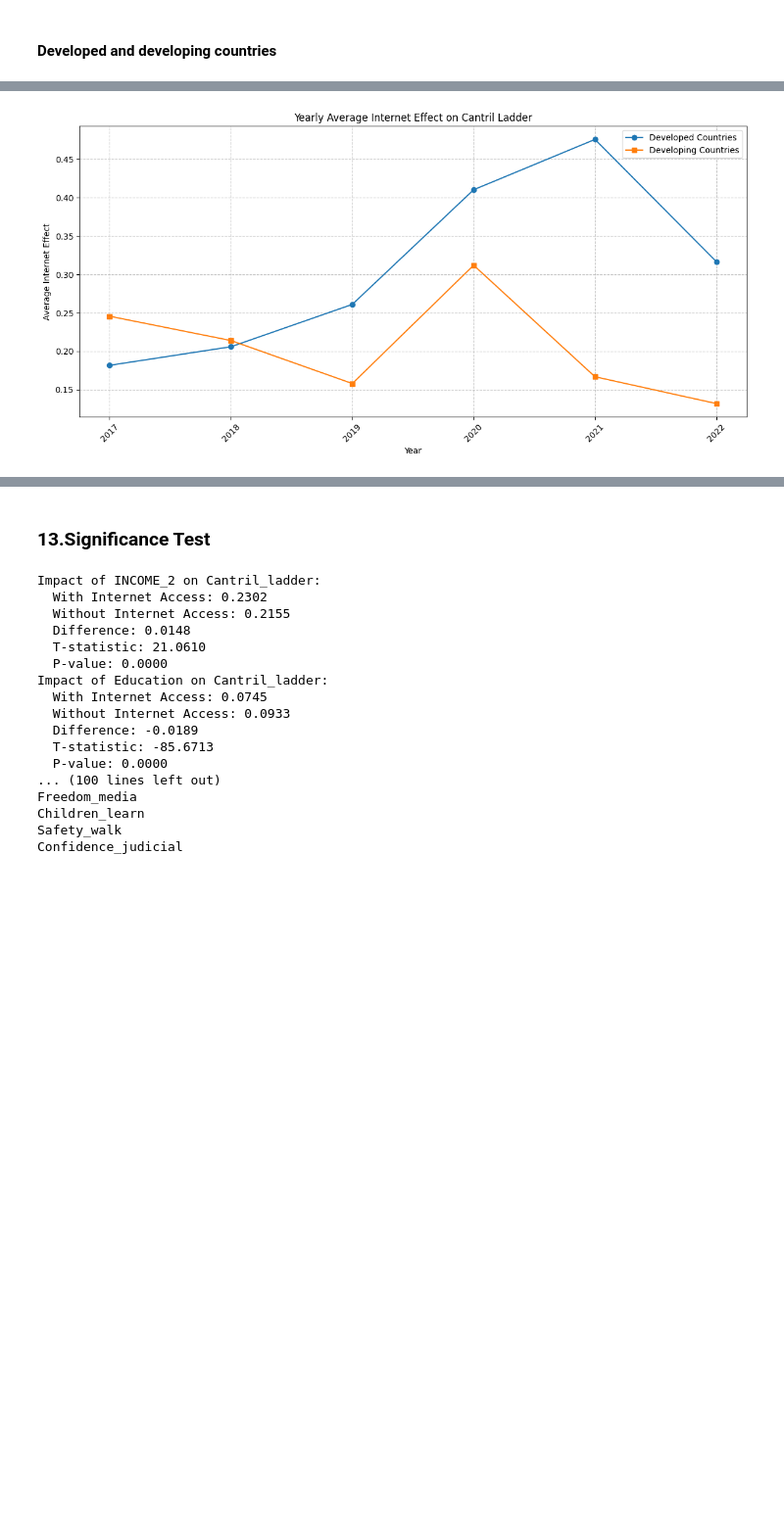
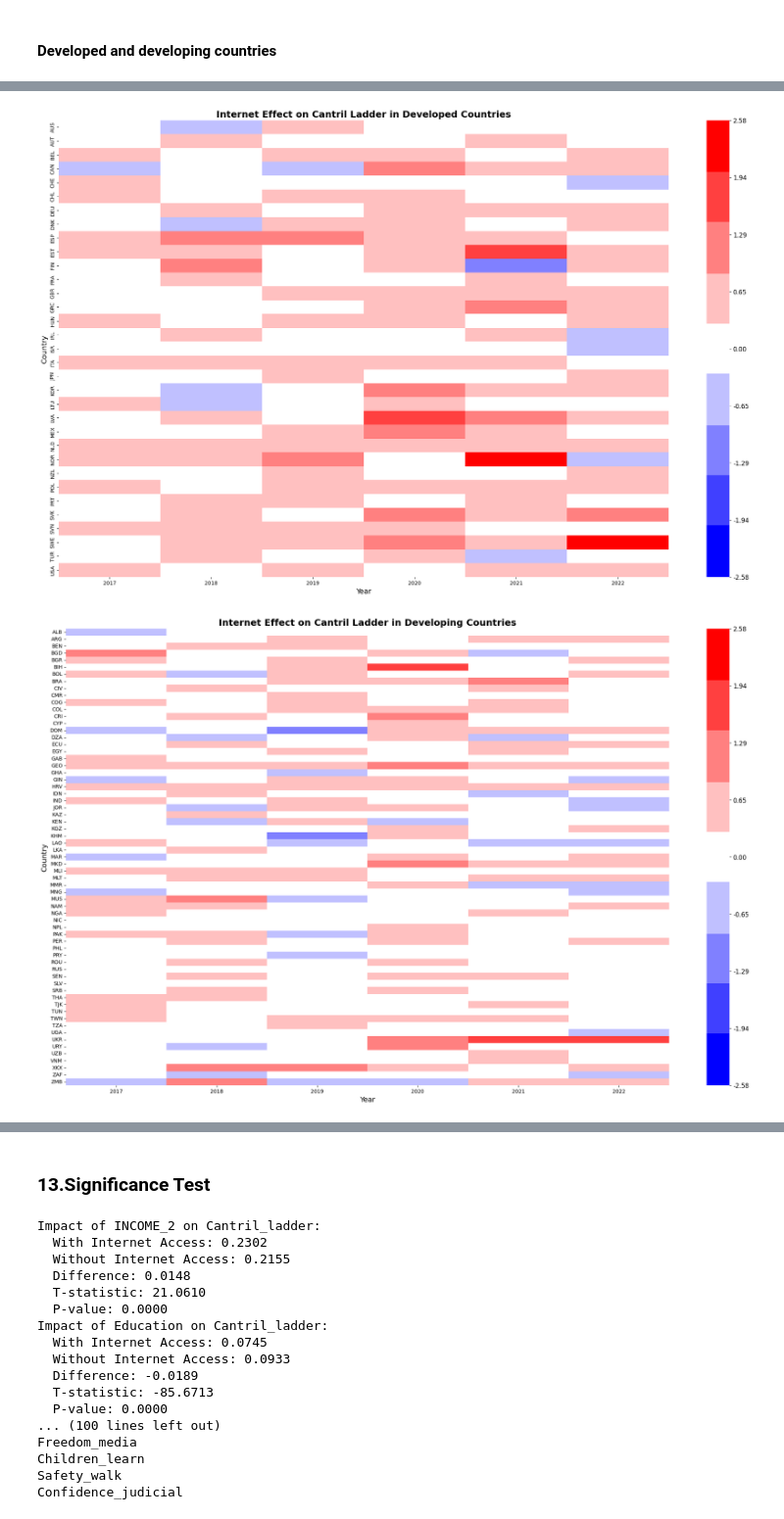
Before and after one commit to MichaelChaoLi-cpu/GallupWellBeingResearch, a Jupyter notebook: Code/ZH_AN_InternetUseDifferencePSMXgbShap_v1.ipynb, the cells around one changed output, grey strips where cells are left out. Shown at 98% size. Drawn from its saved outputs; the diff is of its cells as text; code cells hidden in the pictures; blank space fills up the shorter version.

```diff
--- a/Code/ZH_AN_InternetUseDifferencePSMXgbShap_v1.ipynb
+++ b/Code/ZH_AN_InternetUseDifferencePSMXgbShap_v1.ipynb
@@ -1059,24 +1092,53 @@ plt.show()
-# %%
-# 计算每年的平均影响
-yearly_effect_developed = developed_data.groupby('year')['internet_effect'].mean()
-yearly_effect_developing = developing_data.groupby('year')['internet_effect'].mean()
-
-# 创建折线图
-plt.figure(figsize=(12, 6))
-plt.plot(yearly_effect_developed.index, yearly_effect_developed.values, label='Developed Countries', marker='o')
-plt.plot(yearly_effect_developing.index, yearly_effect_developing.values, label='Developing Countries', marker='s')
-
-plt.title('Yearly Average Internet Effect on Cantril Ladder')
-plt.xlabel('Year')
-plt.ylabel('Average Internet Effect')
-plt.legend()
-plt.grid(True, linestyle='--', alpha=0.7)
-
-# 设置x轴刻度为每年
-plt.xticks(yearly_effect_developed.index)
-plt.xticks(rotation=45)
-
-plt.tight_layout()
-plt.show()
-# %% [output]
-[figure, removed]
+# %%
+# 定义发达国家列表
+developed_countries = ['AUS', 'AUT', 'BEL', 'CAN', 'CHL', 'CZE', 'DNK', 'EST', 'FIN', 'FRA', 'DEU', 'GRC', 'HUN', 'ISL', 'IRL', 'ISR', 'ITA', 'JPN', 'KOR', 'LVA', 'LTU', 'LUX', 'MEX', 'NLD', 'NZL', 'NOR', 'POL', 'PRT', 'SVK', 'SVN', 'ESP', 'SWE', 'CHE', 'TUR', 'GBR', 'USA']
+
+# 添加 'year' 列并分离发达国家和发展中国家的数据
+new_results['year'] = new_results['wave'] + 2005
+developed_data = new_results[new_results['country'].isin(developed_countries)]
+developing_data = new_results[~new_results['country'].isin(developed_countries)]
+
+# 计算整体的颜色范围
+vmin = new_results['internet_effect'].min()
+vmax = new_results['internet_effect'].max()
+abs_max = max(abs(vmin), abs(vmax))
+vmin, vmax = -abs_max, abs_max
+
+# 创建自定义的高对比度颜色映射
+colors = ['#0000FF', '#4040FF', '#8080FF', '#C0C0FF', 'white', '#FFC0C0', '#FF8080', '#FF4040', '#FF0000']
+n_bins = len(colors)
+cmap = LinearSegmentedColormap.from_list('custom', colors, N=n_bins)
+
+# 创建热图的函数
+def create_heatmap(data, title):
+    plt.figure(figsize=(22, 14))
+    heatmap_data = data.pivot(index='country', columns='year', values='internet_effect')
+
+    sns.heatmap(heatmap_data,
+                cmap=cmap,
+                center=0,
+                vmin=vmin,
+                vmax=vmax,
+                annot=False,
+                cbar_kws={'ticks': np.linspace(vmin, vmax, 9)})
+
+    plt.title(title, fontsize=18, fontweight='bold')
+    plt.xlabel('Year', fontsize=14)
+    plt.ylabel('Country', fontsize=14)
+
+    # 调整颜色条的标签
+    cbar = plt.gcf().axes[-1]
+    cbar.set_yticklabels([f'{x:.2f}' for x in cbar.get_yticks()], fontsize=12)
+
+    # 增加图表的整体大小和边距
+    plt.tight_layout(pad=3.0)
+    plt.show()
+
+# 创建发达国家的热图
+create_heatmap(developed_data, 'Internet Effect on Cantril Ladder in Developed Countries')
+
+# 创建发展中国家的热图
+create_heatmap(developing_data, 'Internet Effect on Cantril Ladder in Developing Countries')
+# %% [output]
+[figure, added]
+[figure, added]
```
Also changed, not shown: parts of 23 cells of this notebook.
